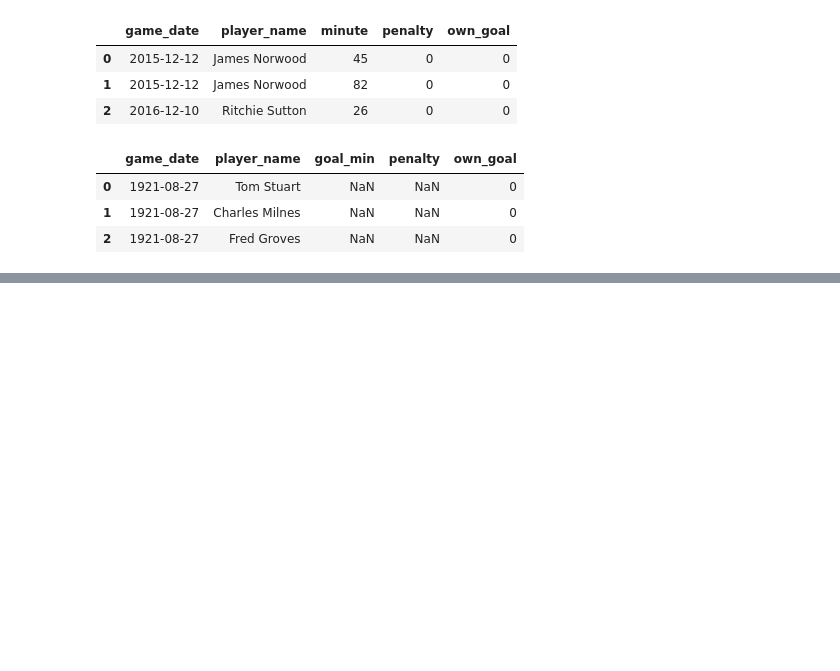
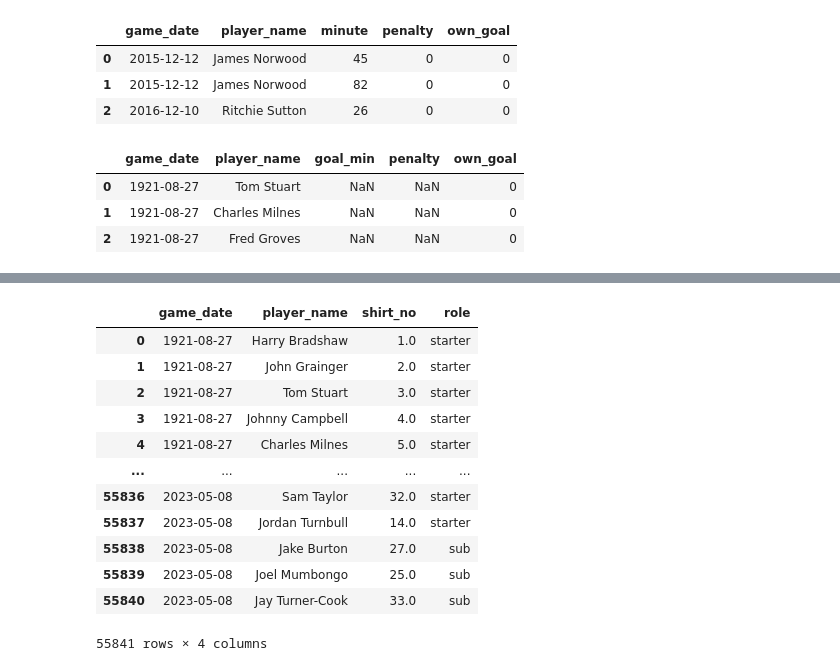
Before and after one commit to petebrown/pre-2023-data-prep, a Jupyter notebook: data-pipeline-prep.ipynb, the cells around one changed output, grey strips where cells are left out. Cells and saved outputs as stored; diff of their text form; code cells hidden in the pictures; blank space fills up the shorter version.

```diff
--- a/data-pipeline-prep.ipynb
+++ b/data-pipeline-prep.ipynb
@@ -227,0 +409,3 @@ goals_df.to_csv('data/goals_df.csv', index=False)
+# %%
+cr_pl_ssns = pd.concat([pl_ssns, pl_ssns_9798, pl_ssns_9899], axis = 0).sort_values(by = ["surname", "forename", "ssn"]).reset_index(drop = True)
+cr_pl_ssns.head(3)
@@ -227,0 +487,18 @@ goals_df.to_csv('data/goals_df.csv', index=False)
+# %%
+player_apps = pd.concat([cr_player_apps, sb_player_apps, fa_trophy_player_apps], axis = 0).sort_values(by = ["game_date", "role"]).reset_index(drop = True)
+
+player_apps
+# %% [output]
+|  | game_date | player_name | shirt_no | role |
+| 0 | 1921-08-27 | Harry Bradshaw | 1.0 | starter |
+| 1 | 1921-08-27 | John Grainger | 2.0 | starter |
+| 2 | 1921-08-27 | Tom Stuart | 3.0 | starter |
+| 3 | 1921-08-27 | Johnny Campbell | 4.0 | starter |
+| 4 | 1921-08-27 | Charles Milnes | 5.0 | starter |
+| ... | ... | ... | ... | ... |
+| 55836 | 2023-05-08 | Sam Taylor | 32.0 | starter |
+| 55837 | 2023-05-08 | Jordan Turnbull | 14.0 | starter |
+| 55838 | 2023-05-08 | Jake Burton | 27.0 | sub |
+| 55839 | 2023-05-08 | Joel Mumbongo | 25.0 | sub |
+| 55840 | 2023-05-08 | Jay Turner-Cook | 33.0 | sub |
+55841 rows × 4 columns
```
Also changed, not shown: parts of 32 cells of this notebook.
